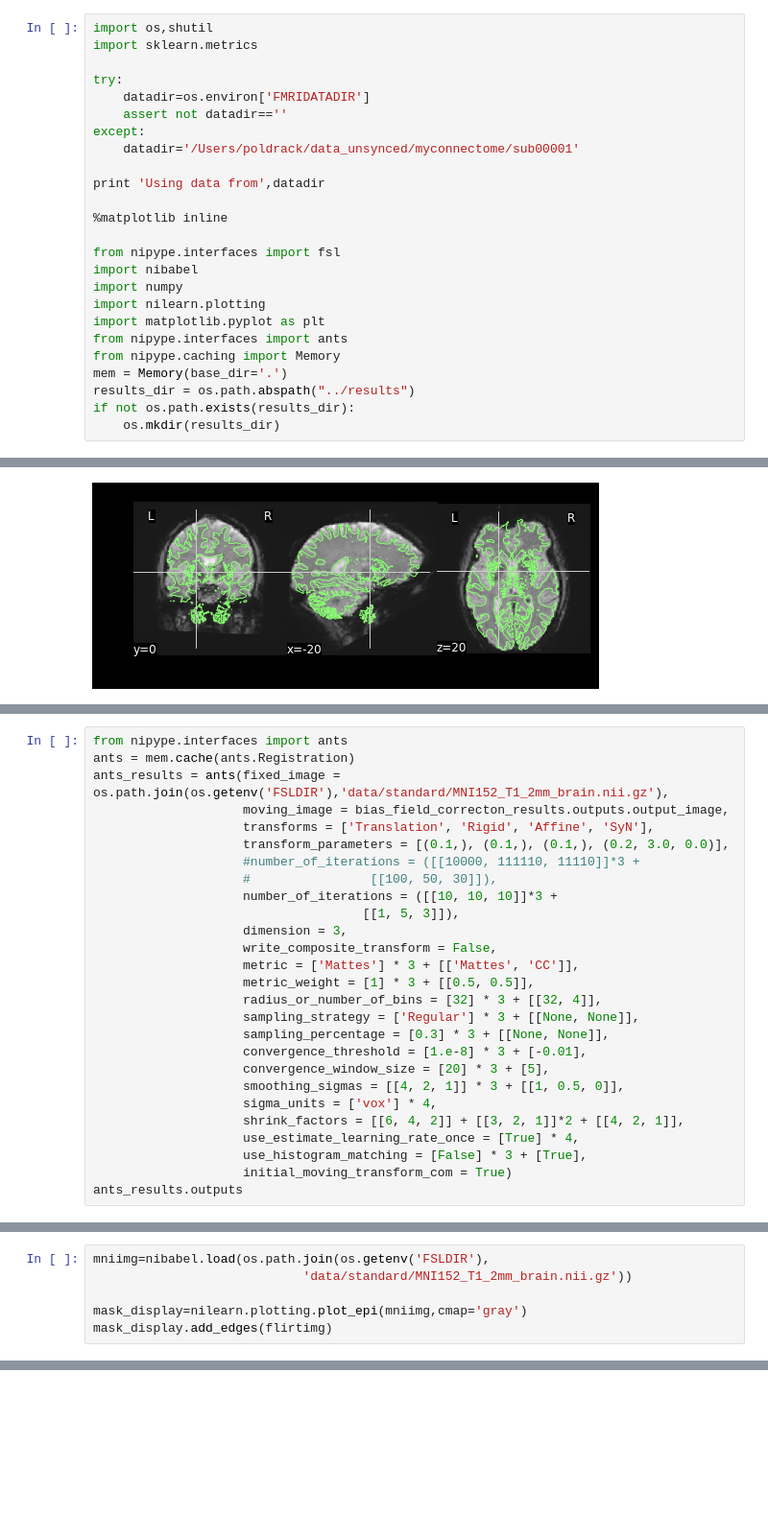
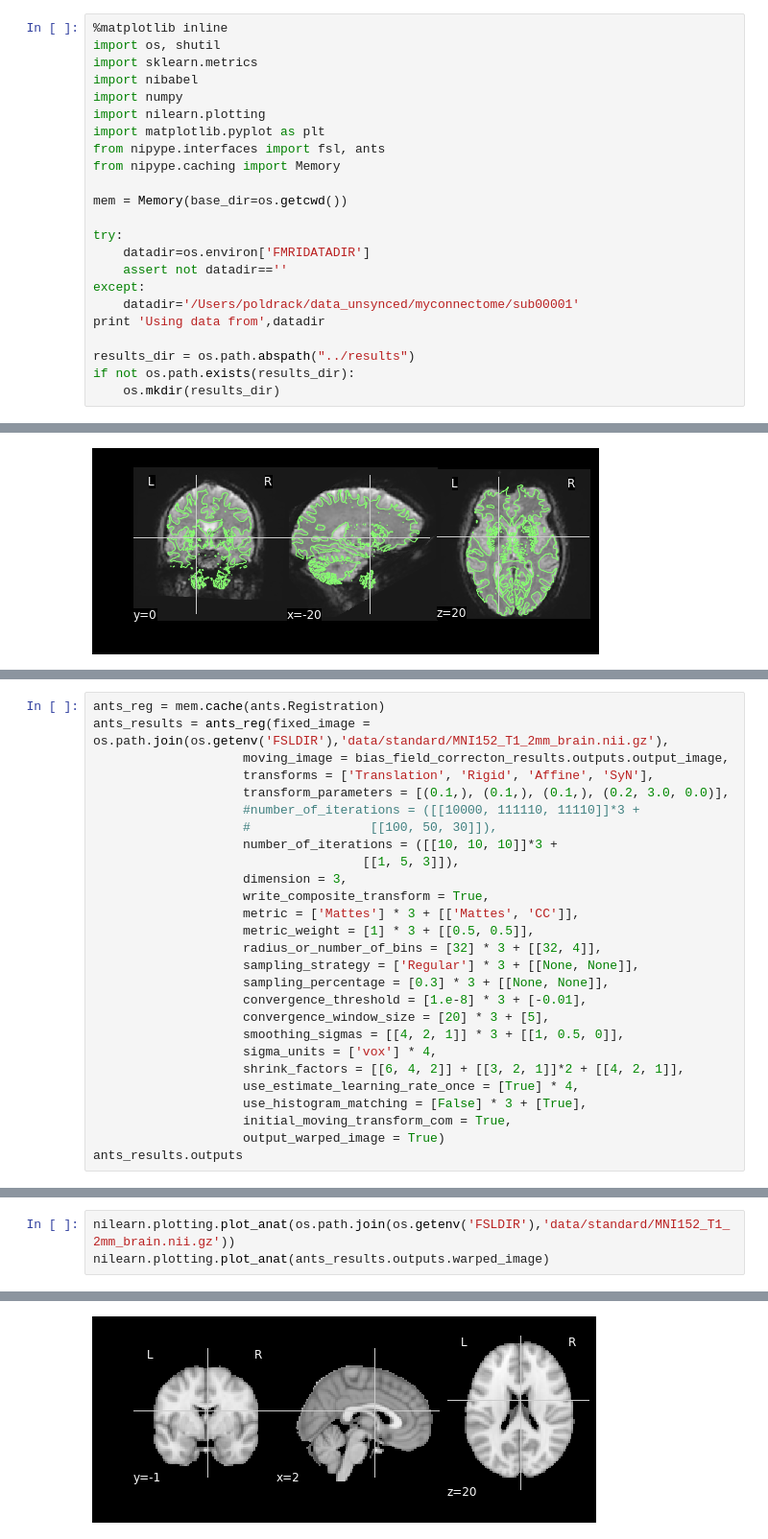
Before and after one commit to poldrack/fmri-analysis-vm, a Jupyter notebook: analysis/normalization/SpatialNormalization.ipynb, the cells around one changed output, grey strips where cells are left out. Shown at 96% size. Saved outputs shown, nothing was run; the diff lists cells and outputs as text; blank space fills up the shorter version.

```diff
--- a/analysis/normalization/SpatialNormalization.ipynb
+++ b/analysis/normalization/SpatialNormalization.ipynb
@@ -3,25 +5,23 @@ This notebook will go through the pipeline for normalizing an fMRI dataset into
 # %%
-import os,shutil
+%matplotlib inline
+import os, shutil
 import sklearn.metrics
+import nibabel
+import numpy
+import nilearn.plotting
+import matplotlib.pyplot as plt
+from nipype.interfaces import fsl, ants
+from nipype.caching import Memory
+
+mem = Memory(base_dir=os.getcwd())
 
 try:
     datadir=os.environ['FMRIDATADIR']
     assert not datadir==''
 except:
     datadir='/Users/poldrack/data_unsynced/myconnectome/sub00001'
-
 print 'Using data from',datadir
 
-%matplotlib inline
-
-from nipype.interfaces import fsl
-import nibabel
-import numpy
-import nilearn.plotting
-import matplotlib.pyplot as plt
-from nipype.interfaces import ants
-from nipype.caching import Memory
-mem = Memory(base_dir='.')
 results_dir = os.path.abspath("../results")
 if not os.path.exists(results_dir):
     os.mkdir(results_dir)
@@ -144,7 +156,6 @@ Normalization with ANTs
 # %%
-from nipype.interfaces import ants
-ants = mem.cache(ants.Registration)
-ants_results = ants(fixed_image = os.path.join(os.getenv('FSLDIR'),'data/standard/MNI152_T1_2mm_brain.nii.gz'),
+ants_reg = mem.cache(ants.Registration)
+ants_results = ants_reg(fixed_image = os.path.join(os.getenv('FSLDIR'),'data/standard/MNI152_T1_2mm_brain.nii.gz'),
                     moving_image = bias_field_correcton_results.outputs.output_image,
                     transforms = ['Translation', 'Rigid', 'Affine', 'SyN'],
                     transform_parameters = [(0.1,), (0.1,), (0.1,), (0.2, 3.0, 0.0)],
@@ -153,7 +164,7 @@ ants_results = ants(fixed_image = os.path.join(os.getenv('FSLDIR'),'data/standar
                     number_of_iterations = ([[10, 10, 10]]*3 +
                                     [[1, 5, 3]]),
                     dimension = 3,
-                    write_composite_transform = False,
+                    write_composite_transform = True,
                     metric = ['Mattes'] * 3 + [['Mattes', 'CC']],
                     metric_weight = [1] * 3 + [[0.5, 0.5]],
                     radius_or_number_of_bins = [32] * 3 + [[32, 4]],
@@ -166,6 +177,7 @@ ants_results = ants(fixed_image = os.path.join(os.getenv('FSLDIR'),'data/standar
                     shrink_factors = [[6, 4, 2]] + [[3, 2, 1]]*2 + [[4, 2, 1]],
                     use_estimate_learning_rate_once = [True] * 4,
                     use_histogram_matching = [False] * 3 + [True],
-                    initial_moving_transform_com = True)
+                    initial_moving_transform_com = True,
+                    output_warped_image = True)
 ants_results.outputs
 # %% [output]
@@ -360,6 +197,4 @@ Plot outlines onto template
 # %%
-mniimg=nibabel.load(os.path.join(os.getenv('FSLDIR'),
-                            'data/standard/MNI152_T1_2mm_brain.nii.gz'))
-
-mask_display=nilearn.plotting.plot_epi(mniimg,cmap='gray')
-mask_display.add_edges(flirtimg)
+nilearn.plotting.plot_anat(os.path.join(os.getenv('FSLDIR'),'data/standard/MNI152_T1_2mm_brain.nii.gz'))
+nilearn.plotting.plot_anat(ants_results.outputs.warped_image)
+# %% [output]
@@ -365,0 +202 @@ mask_display.add_edges(flirtimg)
+[figure, added]
```
Also changed, not shown: parts of 42 cells of this notebook, 1 other file.
